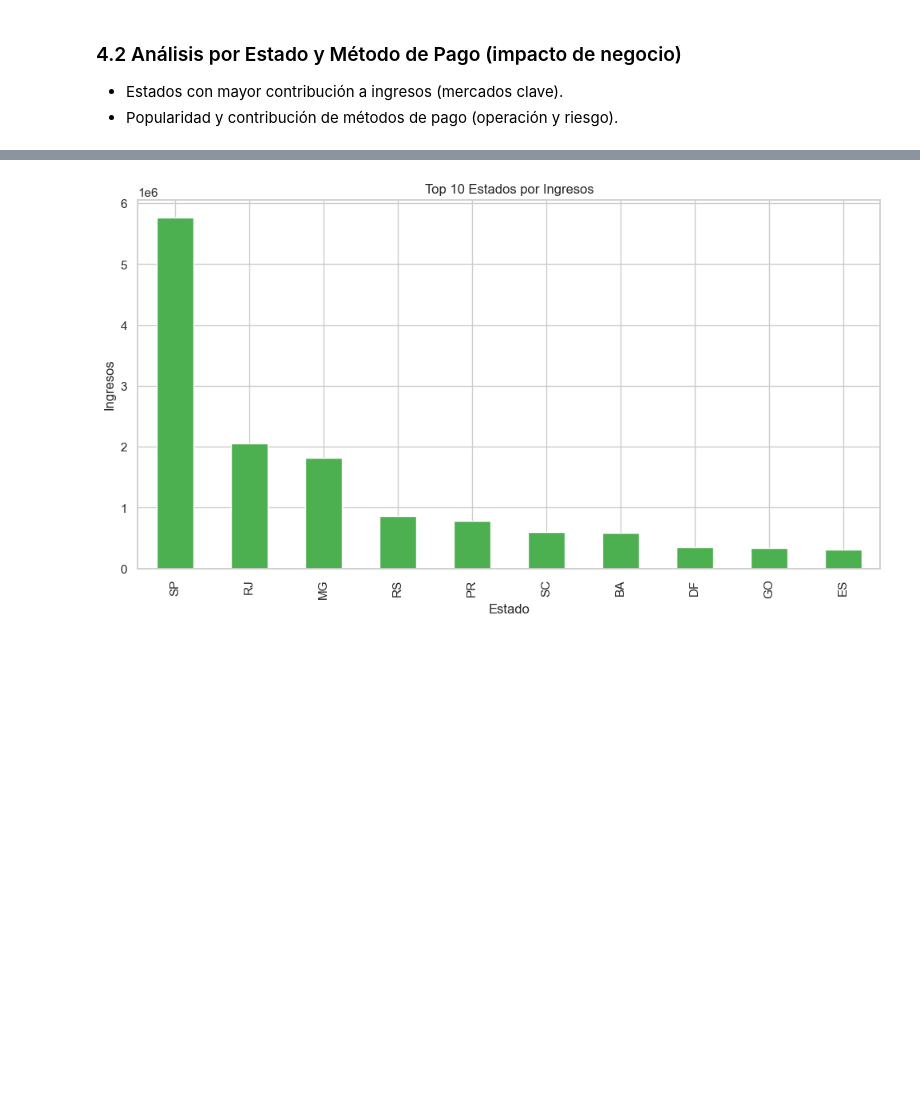
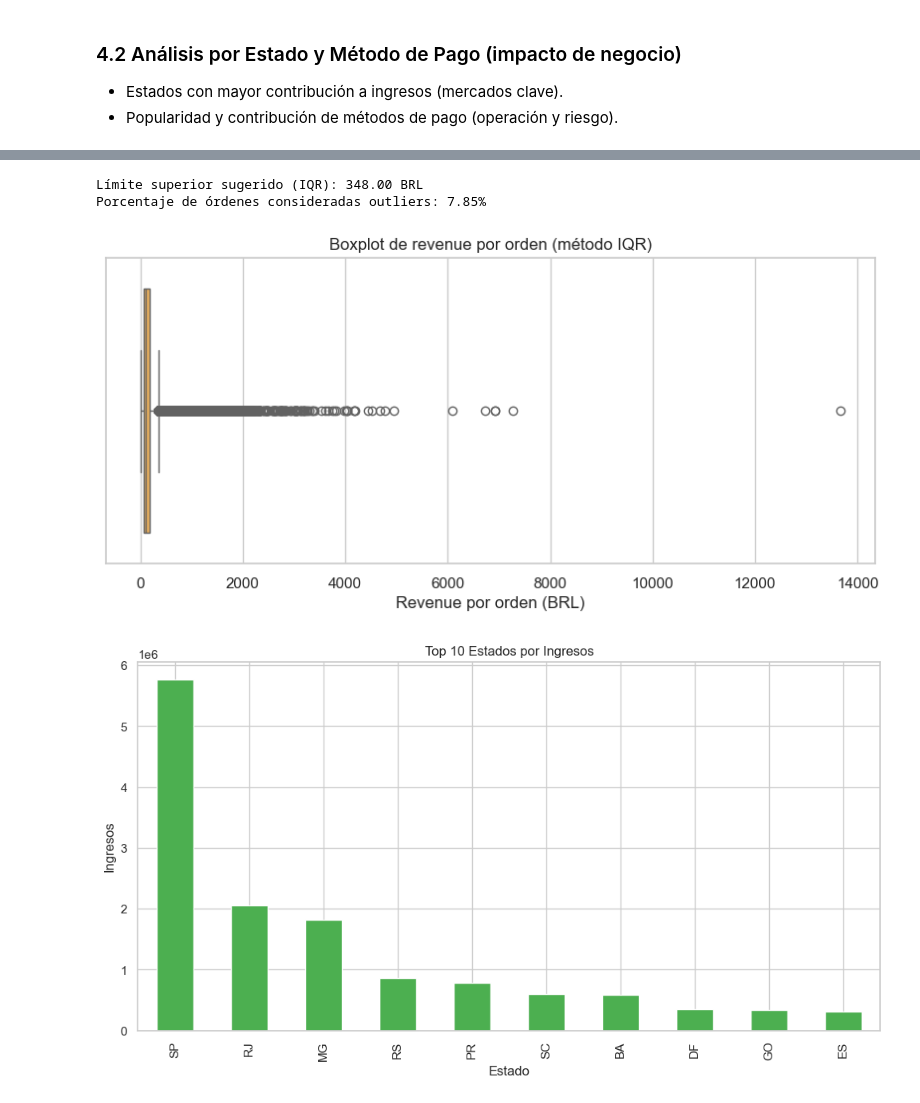
Before and after one commit to paukiss/MIADAS13, a Jupyter notebook: sprint_1_forecast_ingresos.ipynb, the cells around one changed output, grey strips where cells are left out. Cells and saved outputs as stored; diff of their text form; code cells hidden in the pictures; blank space fills up the shorter version.

```diff
--- a/sprint_1_forecast_ingresos.ipynb
+++ b/sprint_1_forecast_ingresos.ipynb
@@ -251,3 +544,24 @@ Del análisis anterior:
+# %%
+# Detección de outliers en revenue por orden (IQR)
+q1 = df_delivered['revenue'].quantile(0.25)
+q3 = df_delivered['revenue'].quantile(0.75)
+iqr = q3 - q1
+upper_fence = q3 + 1.5 * iqr
+lower_fence = q1 - 1.5 * iqr
+
+outlier_ratio = (df_delivered['revenue'] > upper_fence).mean() * 100
+print(f"Límite superior sugerido (IQR): {upper_fence:,.2f} BRL")
+print(f"Porcentaje de órdenes consideradas outliers: {outlier_ratio:.2f}%")
+
+plt.figure(figsize=(10, 4))
+sns.boxplot(x=df_delivered['revenue'], color='#ffb347')
+plt.title('Boxplot de revenue por orden (método IQR)')
+plt.xlabel('Revenue por orden (BRL)')
+plt.show()
+# %% [output]
+Límite superior sugerido (IQR): 348.00 BRL
+Porcentaje de órdenes consideradas outliers: 7.85%
+[figure, added]
 # %%
 # Top Estados por ingresos
 # df_delivered ya contiene revenue por orden; agrupamos por estado
```
Also changed, not shown: parts of 17 cells of this notebook.
